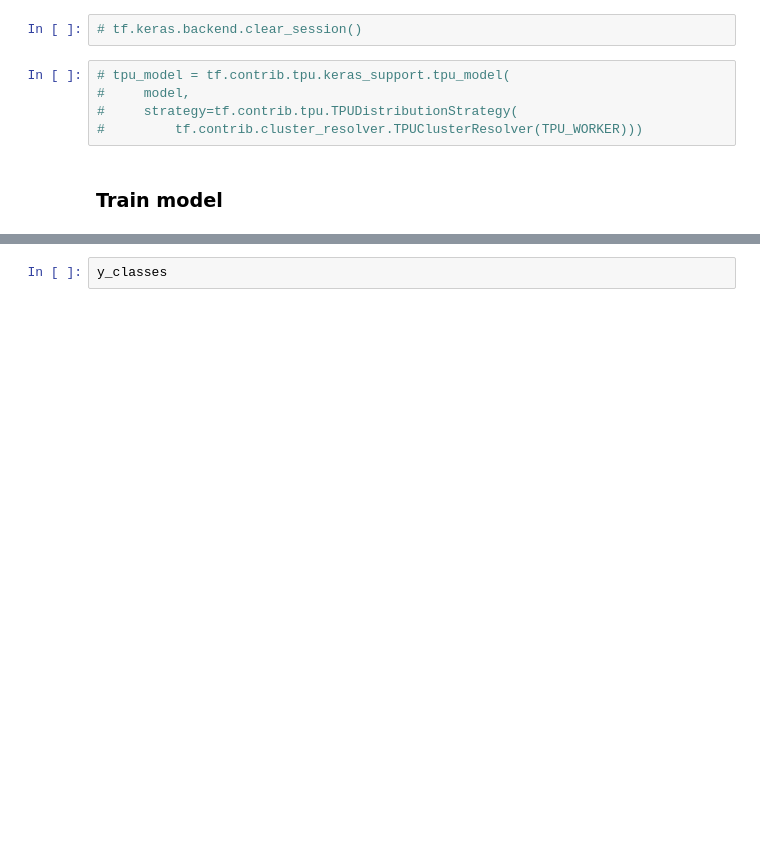
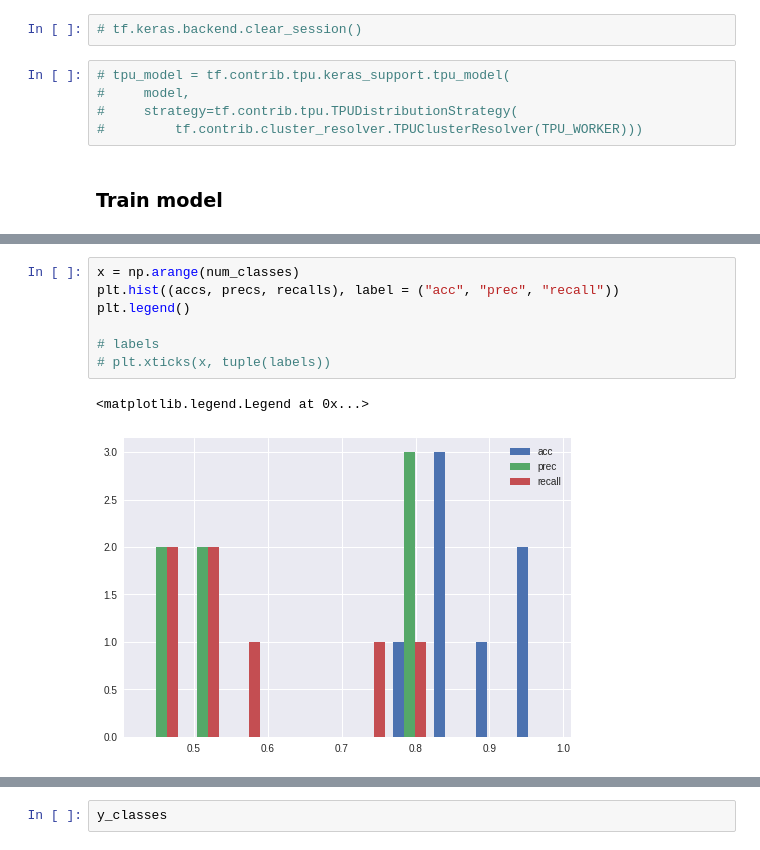
Before and after one commit to liyujiel/Real_Time_Face_Emotion_Detection, a Jupyter notebook: 419Project.ipynb, the cells around one changed output, grey strips where cells are left out. Saved outputs shown, nothing was run; the diff lists cells and outputs as text; blank space fills up the shorter version.

```diff
--- a/419Project.ipynb
+++ b/419Project.ipynb
@@ -379,0 +778,10 @@ Test accuracy: 47.561994985090585
+# %%
+x = np.arange(num_classes)
+plt.hist((accs, precs, recalls), label = ("acc", "prec", "recall"))
+plt.legend()
+
+# labels
+# plt.xticks(x, tuple(labels))
+# %% [output]
+<matplotlib.legend.Legend at 0x...>
+[figure, added]
```
Also changed, not shown: parts of 79 cells of this notebook.
